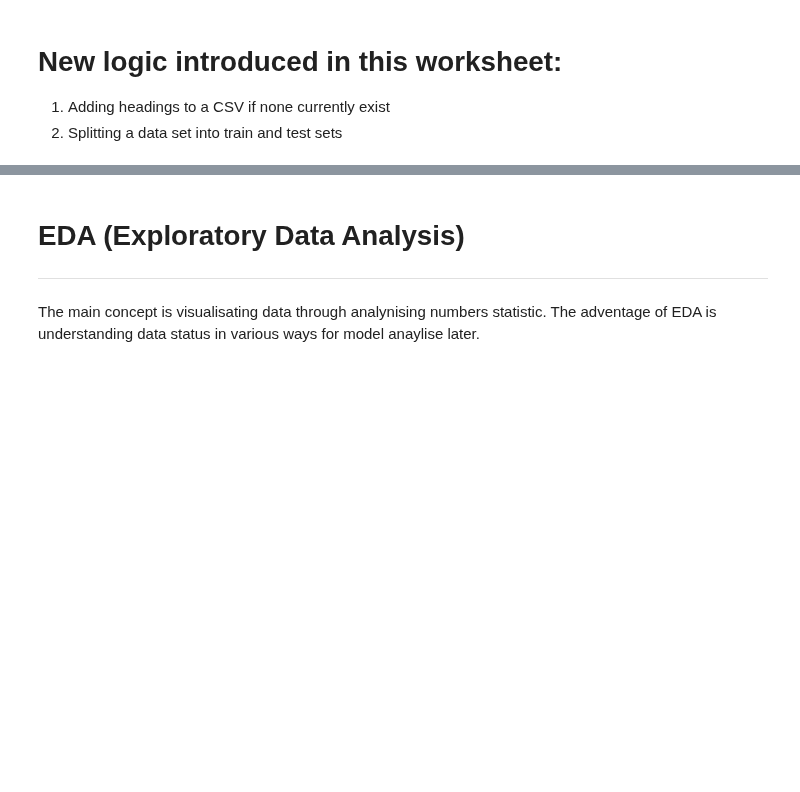
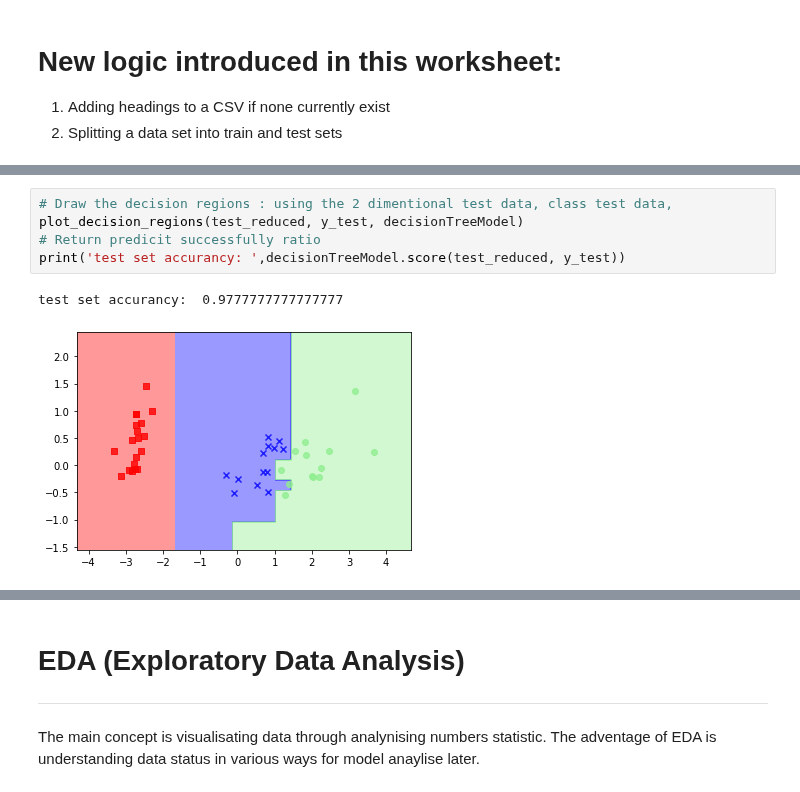
Before and after one commit to sysphcd/PythonProgrammingforData, a Jupyter notebook: Projects/15_2_Decision_Tree_coded_model.ipynb, the cells around one changed output, grey strips where cells are left out. Drawn from its saved outputs; the diff is of its cells as text; blank space fills up the shorter version.

```diff
--- a/Projects/15_2_Decision_Tree_coded_model.ipynb
+++ b/Projects/15_2_Decision_Tree_coded_model.ipynb
@@ -1390,0 +1520,8 @@ ggplot(train, aes(x='petal-length', y='petal-width', color='species')) + geom_po
+# %%
+# Draw the decision regions : using the 2 dimentional test data, class test data,
+plot_decision_regions(test_reduced, y_test, decisionTreeModel)
+# Return predicit successfully ratio
+print('test set accurancy: ',decisionTreeModel.score(test_reduced, y_test))
+# %% [output]
+test set accurancy:  0.9777777777777777
+[figure, added]
```
Also changed, not shown: parts of 67 cells of this notebook.
